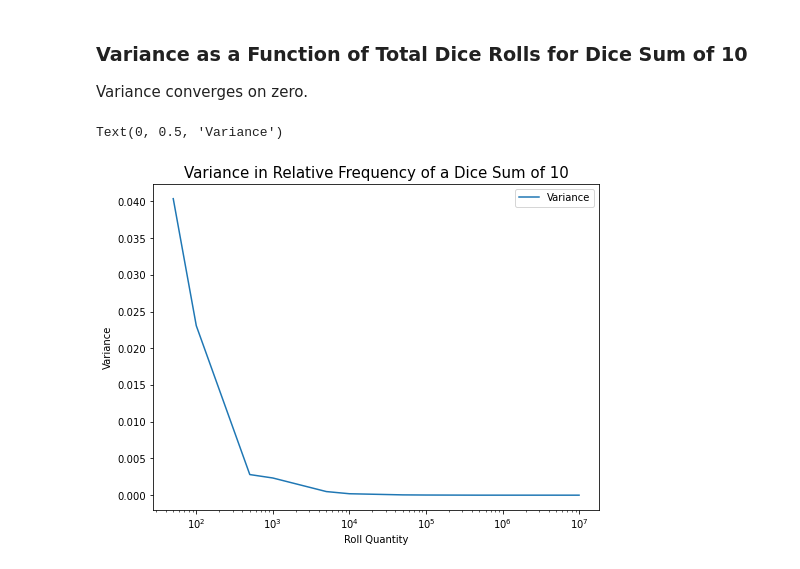
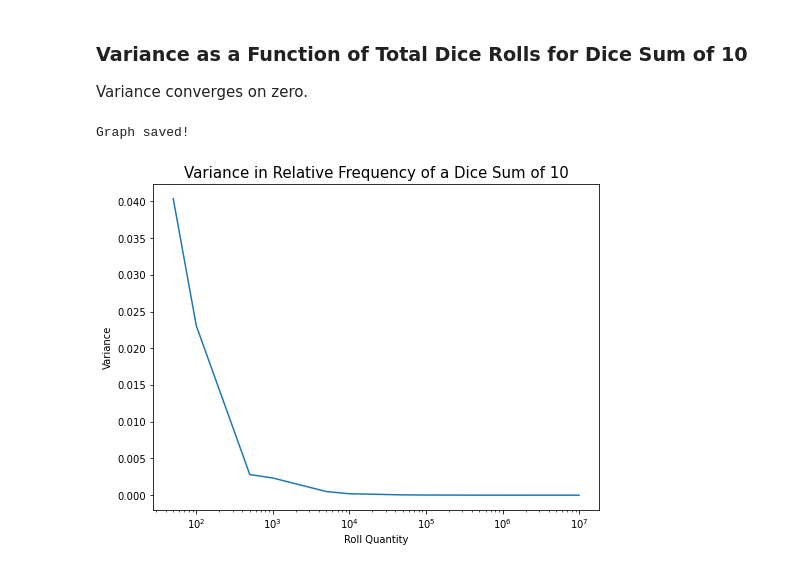
Before and after one commit to Dithizone/Math-352-3d6-Project, a Jupyter notebook: 3d6VarianceProject.ipynb, the cells around one changed output. Cells and saved outputs as stored; diff of their text form; code cells hidden in the pictures.

Commit message:
Made images of graphs for presentation

```diff
--- a/3d6VarianceProject.ipynb
+++ b/3d6VarianceProject.ipynb
@@ -84,11 +86,12 @@ Text(0, 0.5, 'Normalized Frequency (Theoretical: 0.125)')
 
 Variance converges on zero.
 # %%
-lawoflargenumbers.plot(kind='line', figsize=(8, 6))
+lawoflargenumbers.plot(kind='line', figsize=(8, 6), legend=None)
 plt.title(label='Variance in Relative Frequency of a Dice Sum of 10', fontsize=15)
 plt.xscale('log')
 plt.xlabel('Roll Quantity')
 plt.ylabel('Variance')
+saveThisGraph(filepathtosavepng='images/VarianceVsTotalRolls.png')
 # %% [output]
-Text(0, 0.5, 'Variance')
+Graph saved!
-[figure, old version]
+[figure, new version]
```
Also changed, not shown: parts of 3 cells of this notebook, 3 other files.
